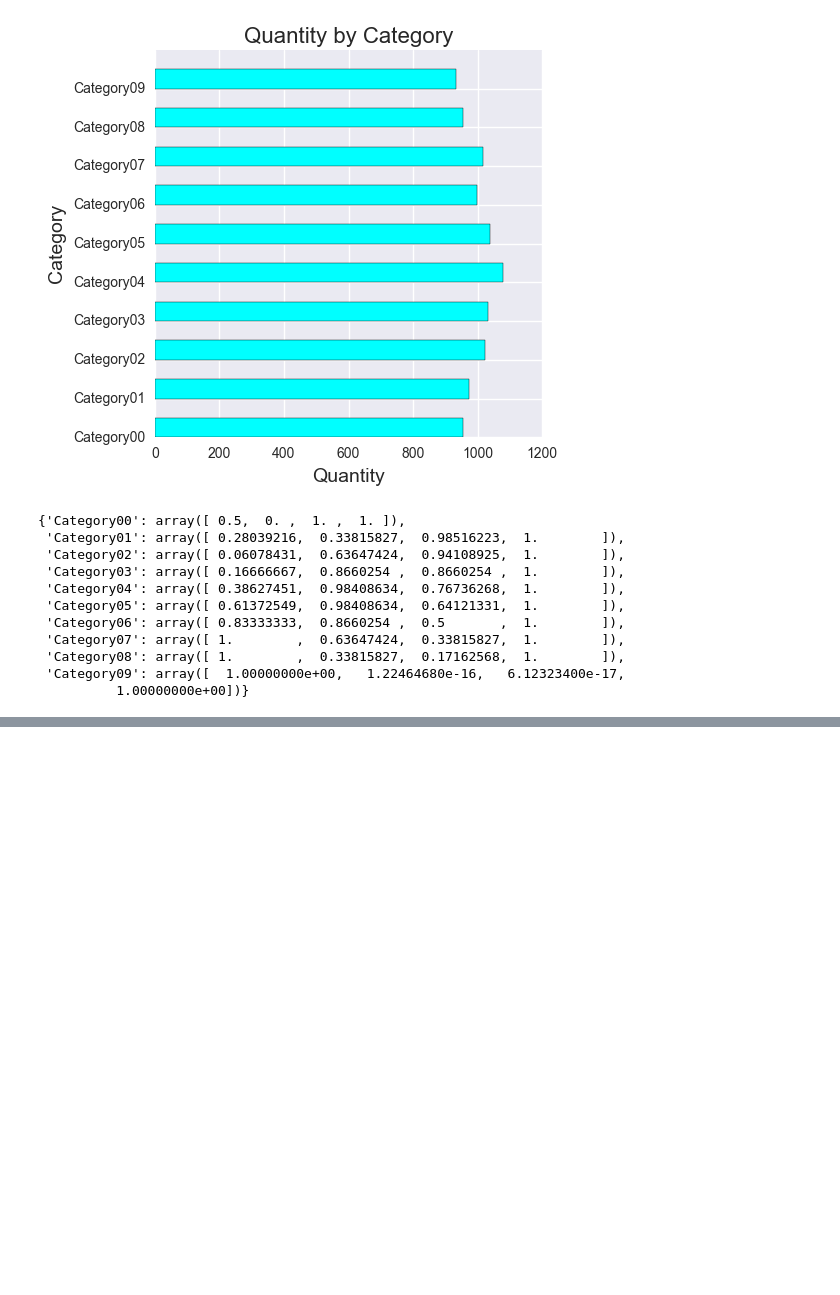
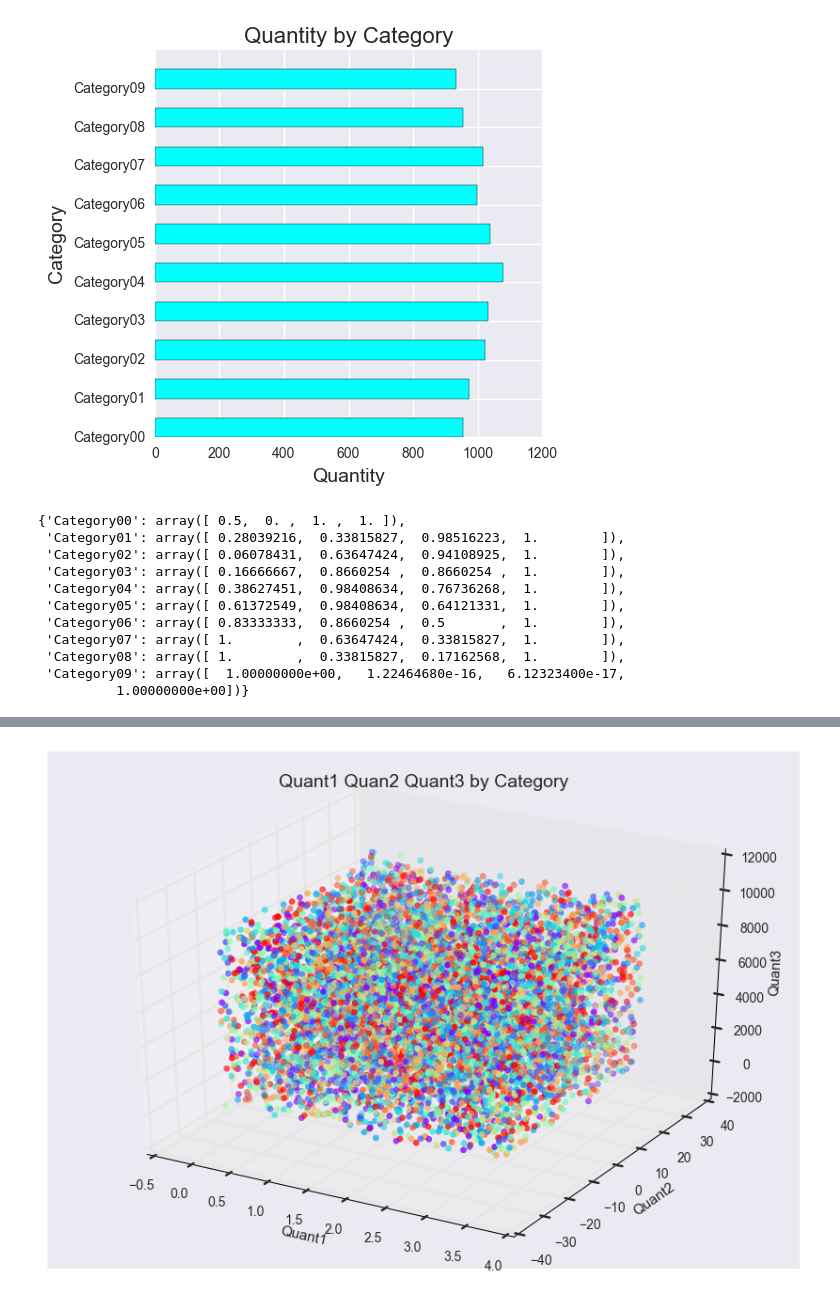
Before and after one commit to UIUC-iSchool-DataViz/project-spring2017, a Jupyter notebook: part3/Component3.ipynb, the cells around one changed output, grey strips where cells are left out. Drawn from its saved outputs; the diff is of its cells as text; code cells hidden in the pictures; blank space fills up the shorter version.

```diff
--- a/part3/Component3.ipynb
+++ b/part3/Component3.ipynb
@@ -303,9 +307,11 @@ plt.show()
 # %%
 def q1q2q3_with_catColor(data = dt):
+    cat = dt["categorical"].tolist()
+    cat_set = set(cat)
+    cat_list = list(cat_set)
     a = dt["quant1"].tolist()
     b = dt["quant2"].tolist()
     c = dt["quant3"].tolist()
-    d = dt["categorical"].tolist()
     colors = cm.rainbow(np.linspace(0, 1, len(cat_list)))
     use_colors = {}
     i = 0
@@ -315,5 +321,13 @@ def q1q2q3_with_catColor(data = dt):
     fig = plt.figure()
     ax = fig.add_subplot(111)
     ax = Axes3D(fig)
-    ax.scatter(a,b,c,color=[use_colors[x] for x in d])
+    ax.scatter(a,b,c,color=[use_colors[x] for x in cat])
+    xLabel = ax.set_xlabel('Quant1', linespacing=3.2)
+    yLabel = ax.set_ylabel('Quant2', linespacing=3.1)
+    zLabel = ax.set_zlabel('Quant3', linespacing=3.4)
+    plt.title('Quant1 Quan2 Quant3 by Category', fontsize = 14)
     plt.show()
+# %%
+q1q2q3_with_catColor()
+# %% [output]
+[figure, added]
```
Also changed, not shown: parts of 1 cell of this notebook.
